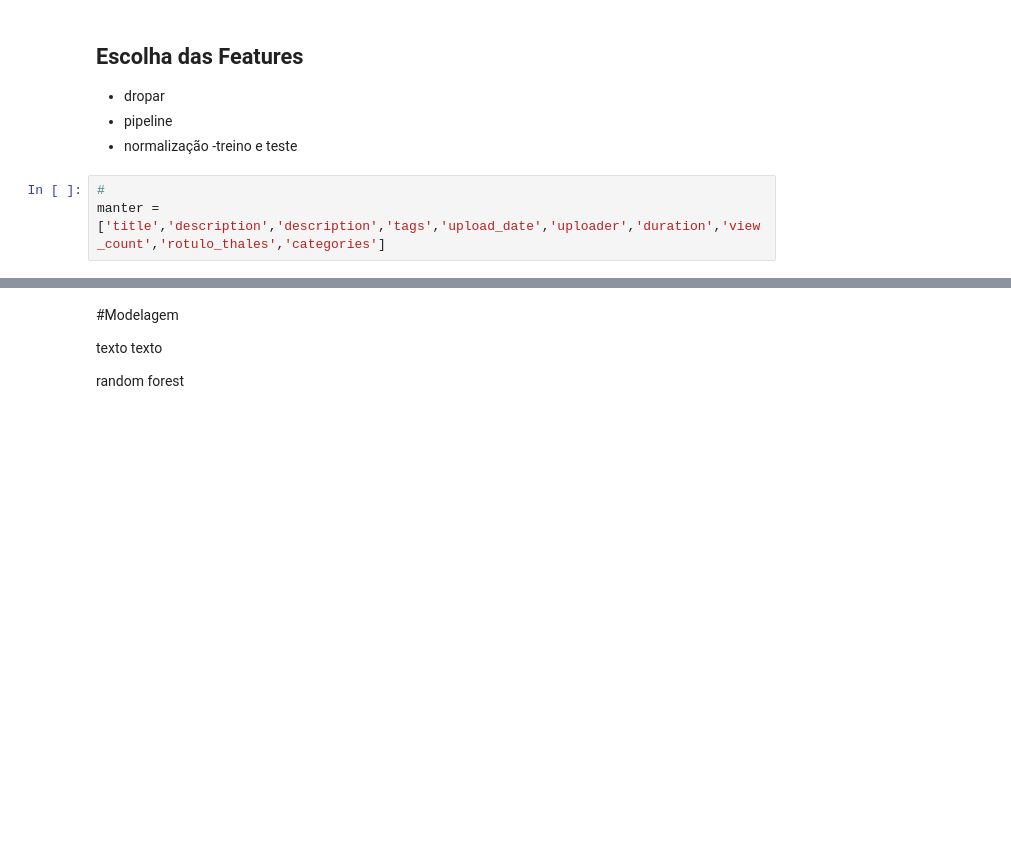
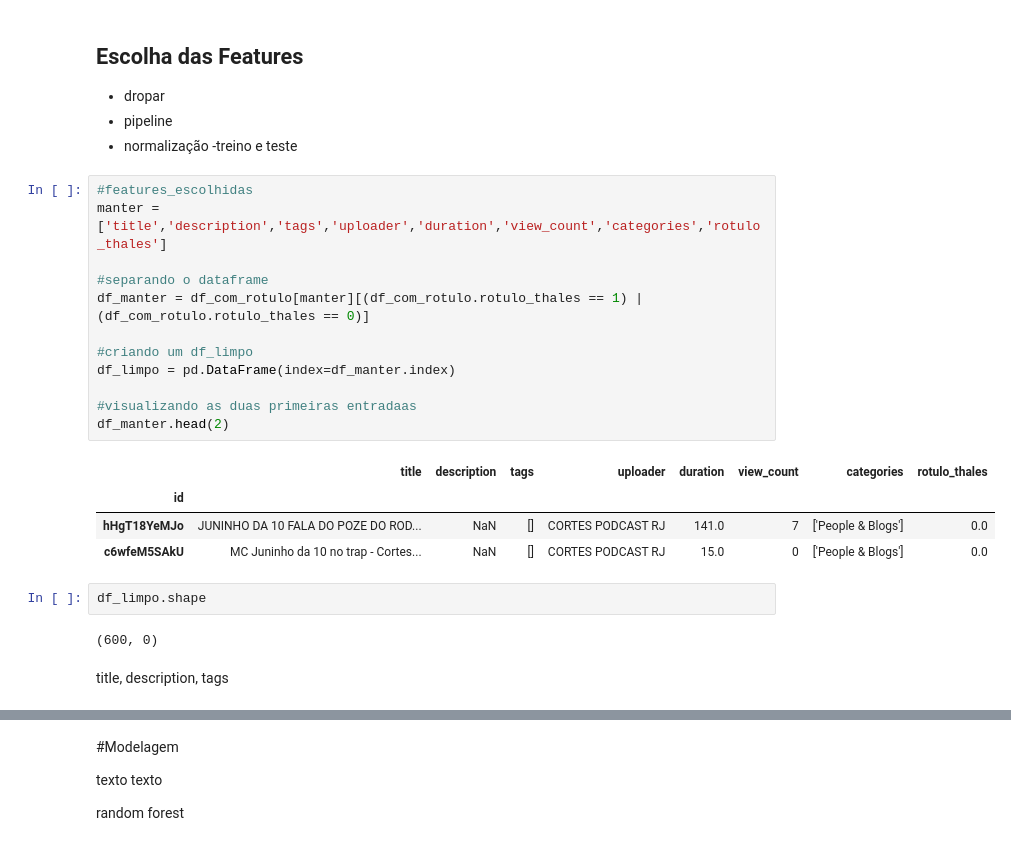
Before and after one commit to barigonta/recomendador_youtube, a Jupyter notebook: Recomendador_de_Vídeos_do_Youtube.ipynb, the cells around one changed output, grey strips where cells are left out. Cells and saved outputs as stored; diff of their text form; blank space fills up the shorter version.

```diff
--- a/Recomendador_de_Vídeos_do_Youtube.ipynb
+++ b/Recomendador_de_Vídeos_do_Youtube.ipynb
@@ -404,6 +379,26 @@ AttributeError: ignored
 - pipeline
 - normalização
 -treino e teste
-# %%
-#
-manter = ['title','description','description','tags','upload_date','uploader','duration','view_count','rotulo_thales','categories']
+# %%
+#features_escolhidas
+manter = ['title','description','tags','uploader','duration','view_count','categories','rotulo_thales']
+
+#separando o dataframe
+df_manter = df_com_rotulo[manter][(df_com_rotulo.rotulo_thales == 1) | (df_com_rotulo.rotulo_thales == 0)]
+
+#criando um df_limpo
+df_limpo = pd.DataFrame(index=df_manter.index)
+
+#visualizando as duas primeiras entradaas
+df_manter.head(2)
+# %% [output]
+|  | title | description | tags | uploader | duration | view_count | categories | rotulo_thales |
+| id |  |  |  |  |  |  |  |  |
+| hHgT18YeMJo | JUNINHO DA 10 FALA DO POZE DO ROD... | NaN | [] | CORTES PODCAST RJ | 141.0 | 7 | ['People & Blogs'] | 0.0 |
+| c6wfeM5SAkU | MC Juninho da 10 no trap - Cortes... | NaN | [] | CORTES PODCAST RJ | 15.0 | 0 | ['People & Blogs'] | 0.0 |
+# %%
+df_limpo.shape
+# %% [output]
+(600, 0)
+# %% [markdown]
+title, description, tags
```
Also changed, not shown: parts of 28 cells of this notebook.
